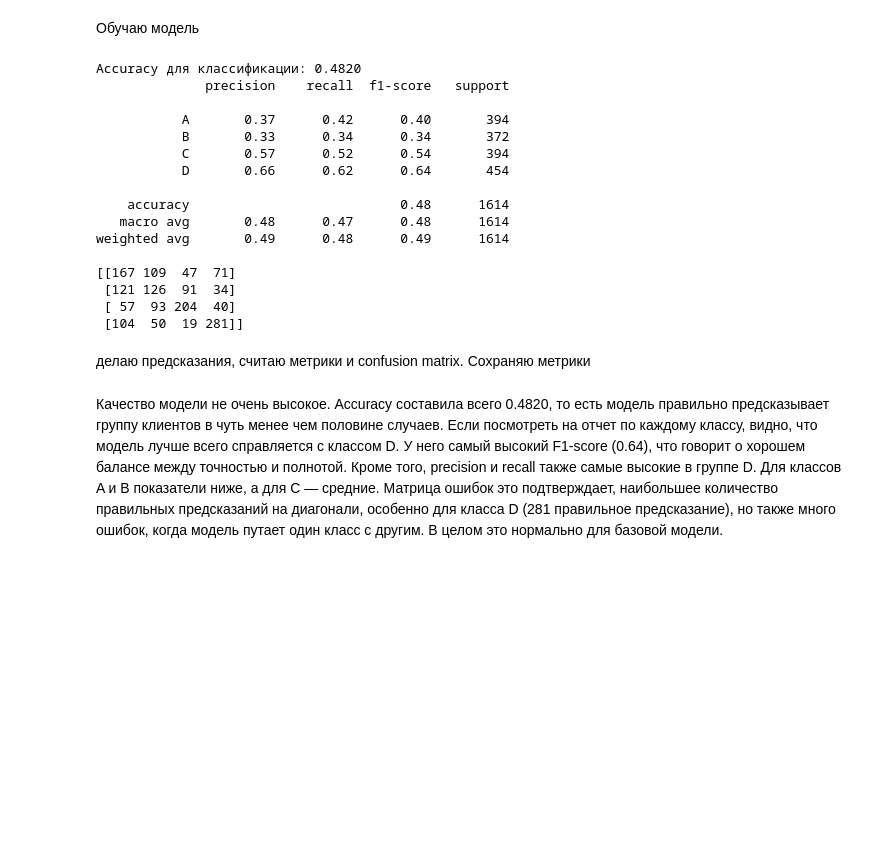
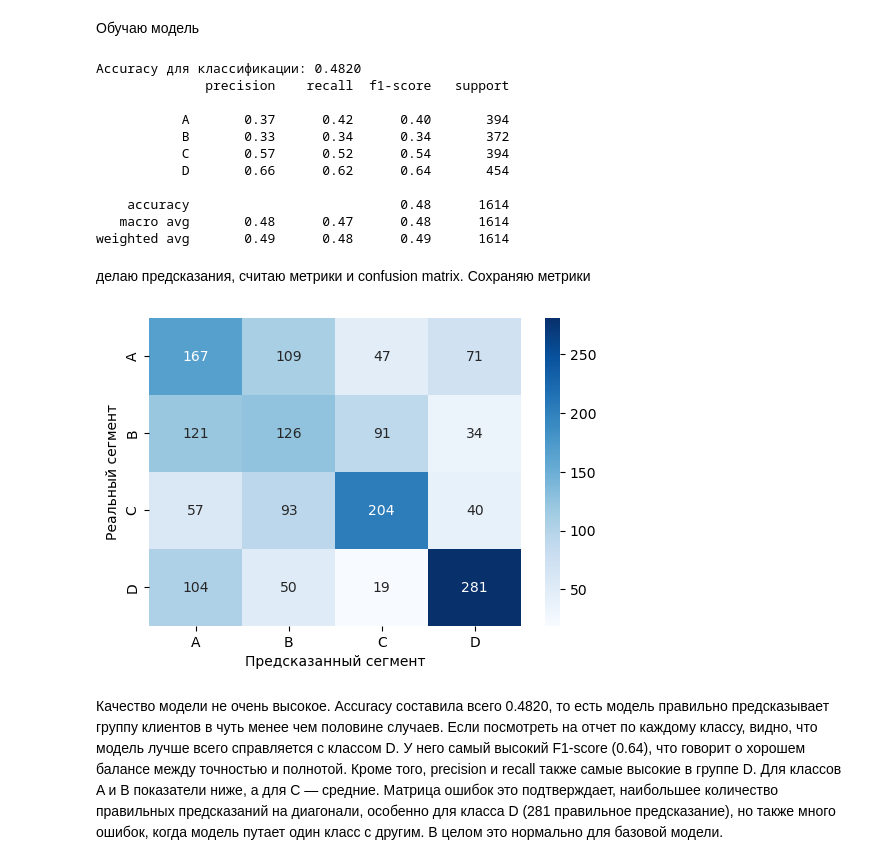
Before and after one commit to AlexKayd/Frameworks_Ai, a Jupyter notebook: Lab1.ipynb, the cells around one changed output. Drawn from its saved outputs; the diff is of its cells as text; code cells hidden in the pictures; blank space fills up the shorter version.

```diff
--- a/Lab1.ipynb
+++ b/Lab1.ipynb
@@ -124,9 +124,7 @@ preds_clf = model_clf.predict(X_test_scaled)
 
 acc = accuracy_score(y_test, preds_clf)
 print(f"Accuracy для классификации: {acc:.4f}")
-
 print(classification_report(y_test, preds_clf, target_names=le_y.classes_))
-print(confusion_matrix(y_test, preds_clf))
 
 metrics_clf = {
     'model': 'KNN_Baseline',
@@ -144,13 +142,23 @@ Accuracy для классификации: 0.4820
     accuracy                           0.48      1614
    macro avg       0.48      0.47      0.48      1614
 weighted avg       0.49      0.48      0.49      1614
-
-[[167 109  47  71]
- [121 126  91  34]
- [ 57  93 204  40]
- [104  50  19 281]]
 # %% [markdown]
 делаю предсказания, считаю метрики и confusion matrix. Сохраняю метрики
+# %%
+import seaborn as sns
+from sklearn.metrics import confusion_matrix
+
+cm = confusion_matrix(y_test, preds_clf)
+class_names = le_y.classes_
+
+plt.figure(figsize=(6, 4))
+sns.heatmap(cm, annot=True, fmt='d', cmap='Blues',
+            xticklabels=class_names, yticklabels=class_names)
+plt.xlabel('Предсказанный сегмент')
+plt.ylabel('Реальный сегмент')
+plt.show()
+# %% [output]
+[figure, added]
 # %% [markdown]
 Качество модели не очень высокое. Accuracy составила всего 0.4820, то есть модель правильно предсказывает группу клиентов в чуть менее чем половине случаев. Если посмотреть на отчет по каждому классу, видно, что модель лучше всего справляется с классом D. У него самый высокий F1-score (0.64), что говорит о хорошем балансе между точностью и полнотой. Кроме того, precision  и  recall также самые высокие в группе D. Для классов A и B показатели ниже, а для C — средние. Матрица ошибок это подтверждает, наибольшее количество правильных предсказаний на диагонали, особенно для класса D (281 правильное предсказание), но также много ошибок, когда модель путает один класс с другим. В целом это нормально для базовой модели.
 # %% [markdown]
```
Also changed, not shown: parts of 1 cell of this notebook.
